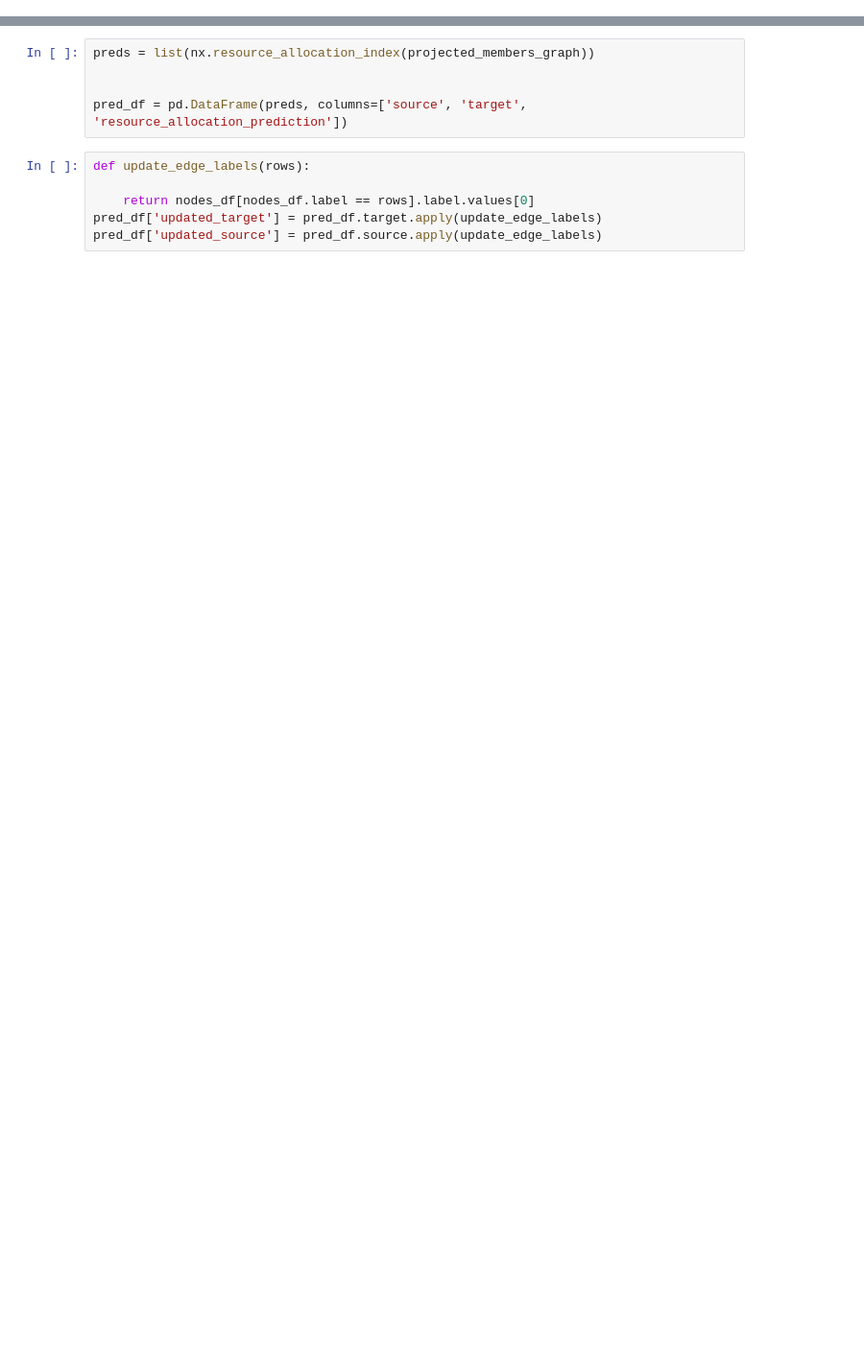
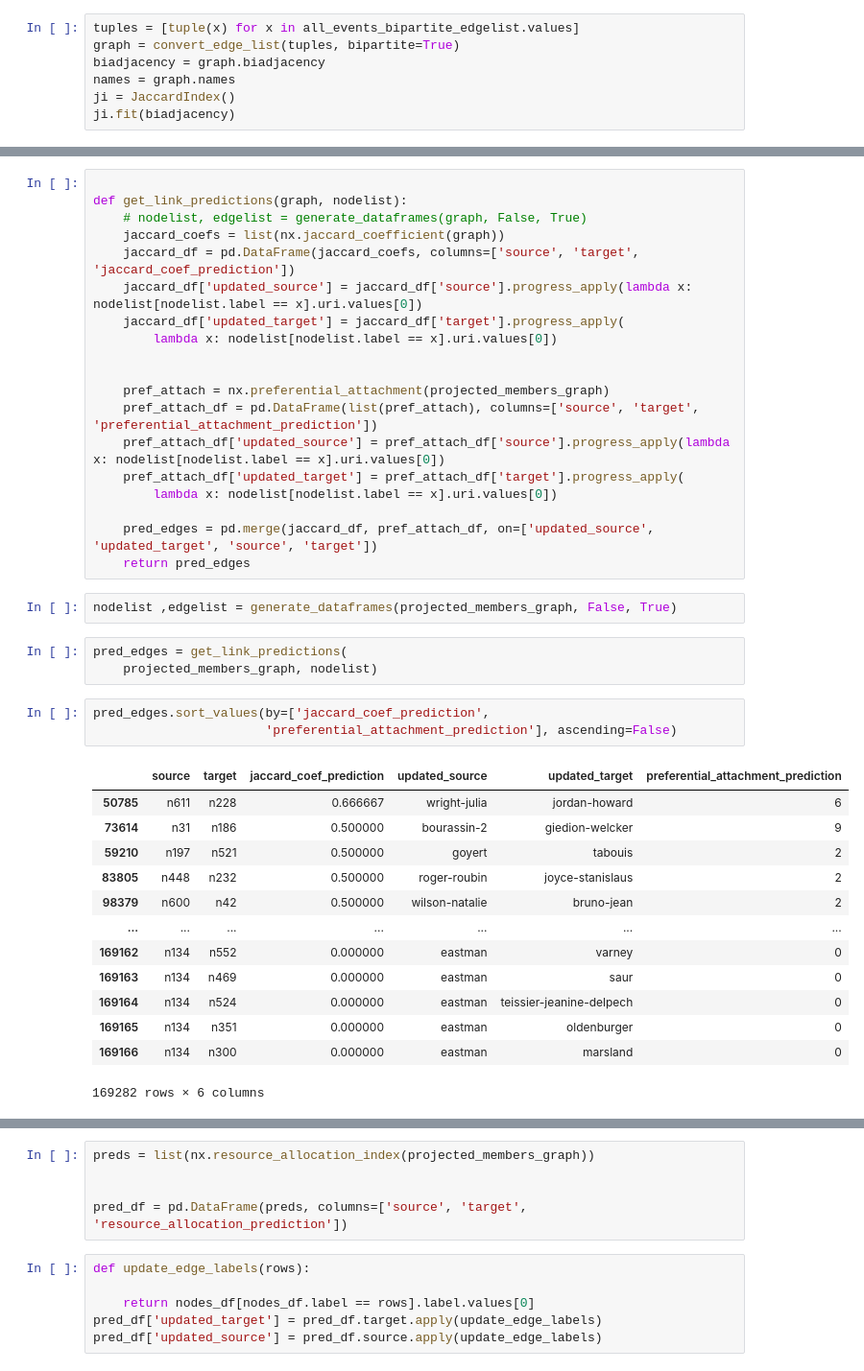
Before and after one commit to ZoeLeBlanc/unknown_borrowers, a Jupyter notebook: network_analysis/LinkPrediction.ipynb, the cells around one changed output, grey strips where cells are left out. Shown at 96% size. Drawn from its saved outputs; the diff is of its cells as text; blank space fills up the shorter version.

Commit message:
adding link prediction and node classification

```diff
--- a/network_analysis/LinkPrediction.ipynb
+++ b/network_analysis/LinkPrediction.ipynb
@@ -33,0 +199,7 @@ unexceptional_events = borrow_events[borrow_events.exceptional_types.isna()]
+# %%
+tuples = [tuple(x) for x in all_events_bipartite_edgelist.values]
+graph = convert_edge_list(tuples, bipartite=True)
+biadjacency = graph.biadjacency
+names = graph.names
+ji = JaccardIndex()
+ji.fit(biadjacency)
@@ -80,0 +255,41 @@ get_link_predictions(projected_members_graph, projected_members_nodelist, projec
+# %%
+
+def get_link_predictions(graph, nodelist):
+    # nodelist, edgelist = generate_dataframes(graph, False, True)
+    jaccard_coefs = list(nx.jaccard_coefficient(graph))
+    jaccard_df = pd.DataFrame(jaccard_coefs, columns=['source', 'target', 'jaccard_coef_prediction'])
+    jaccard_df['updated_source'] = jaccard_df['source'].progress_apply(lambda x: nodelist[nodelist.label == x].uri.values[0])
+    jaccard_df['updated_target'] = jaccard_df['target'].progress_apply(
+        lambda x: nodelist[nodelist.label == x].uri.values[0])
+
+
+    pref_attach = nx.preferential_attachment(projected_members_graph)
+    pref_attach_df = pd.DataFrame(list(pref_attach), columns=['source', 'target', 'preferential_attachment_prediction'])
+    pref_attach_df['updated_source'] = pref_attach_df['source'].progress_apply(lambda x: nodelist[nodelist.label == x].uri.values[0])
+    pref_attach_df['updated_target'] = pref_attach_df['target'].progress_apply(
+        lambda x: nodelist[nodelist.label == x].uri.values[0])
+
+    pred_edges = pd.merge(jaccard_df, pref_attach_df, on=['updated_source', 'updated_target', 'source', 'target'])
+    return pred_edges
+# %%
+nodelist ,edgelist = generate_dataframes(projected_members_graph, False, True)
+# %%
+pred_edges = get_link_predictions(
+    projected_members_graph, nodelist)
+# %%
+pred_edges.sort_values(by=['jaccard_coef_prediction',
+                       'preferential_attachment_prediction'], ascending=False)
+# %% [output]
+|  | source | target | jaccard_coef_prediction | updated_source | updated_target | preferential_attachment_prediction |
+| 50785 | n611 | n228 | 0.666667 | wright-julia | jordan-howard | 6 |
+| 73614 | n31 | n186 | 0.500000 | bourassin-2 | giedion-welcker | 9 |
+| 59210 | n197 | n521 | 0.500000 | goyert | tabouis | 2 |
+| 83805 | n448 | n232 | 0.500000 | roger-roubin | joyce-stanislaus | 2 |
+| 98379 | n600 | n42 | 0.500000 | wilson-natalie | bruno-jean | 2 |
+| ... | ... | ... | ... | ... | ... | ... |
+| 169162 | n134 | n552 | 0.000000 | eastman | varney | 0 |
+| 169163 | n134 | n469 | 0.000000 | eastman | saur | 0 |
+| 169164 | n134 | n524 | 0.000000 | eastman | teissier-jeanine-delpech | 0 |
+| 169165 | n134 | n351 | 0.000000 | eastman | oldenburger | 0 |
+| 169166 | n134 | n300 | 0.000000 | eastman | marsland | 0 |
+169282 rows × 6 columns
```
Also changed, not shown: parts of 32 cells of this notebook, 15 other files.
